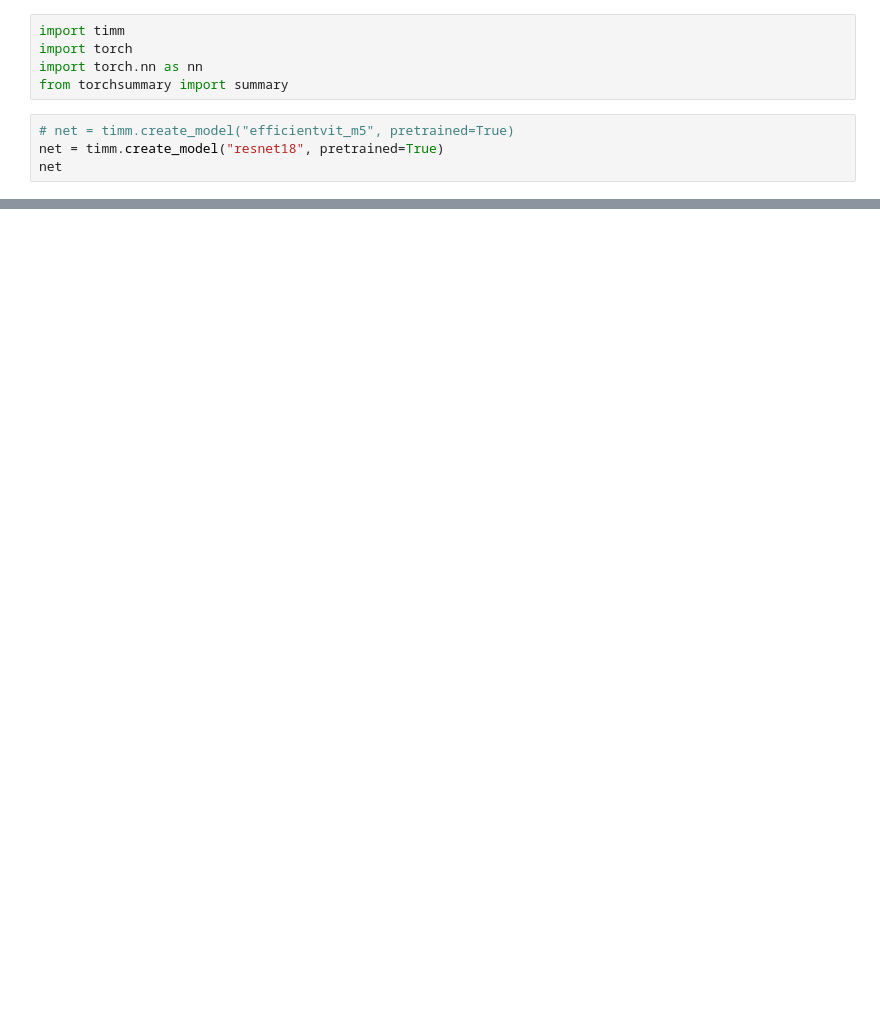
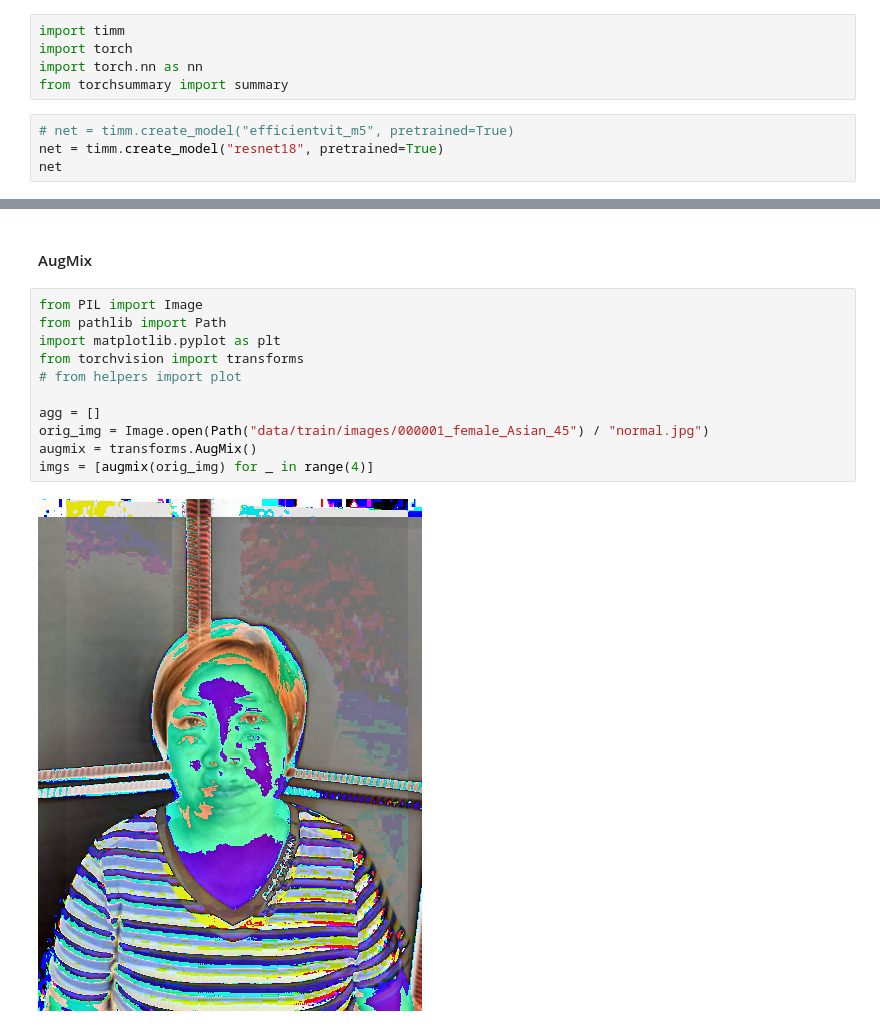
Before and after one commit to boostcampaitech6/level1-imageclassification-cv-04, a Jupyter notebook: timm_model_list.ipynb, the cells around one changed output, grey strips where cells are left out. Saved outputs shown, nothing was run; the diff lists cells and outputs as text; blank space fills up the shorter version.

```diff
--- a/timm_model_list.ipynb
+++ b/timm_model_list.ipynb
@@ -211,0 +144,15 @@ each_class_count, minimum / each_class_count
+# %% [markdown]
+#### AugMix
+# %%
+from PIL import Image
+from pathlib import Path
+import matplotlib.pyplot as plt
+from torchvision import transforms
+# from helpers import plot
+
+agg = []
+orig_img = Image.open(Path("data/train/images/000001_female_Asian_45") / "normal.jpg")
+augmix = transforms.AugMix()
+imgs = [augmix(orig_img) for _ in range(4)]
+# %% [output]
+[figure, added]
```
Also changed, not shown: parts of 10 cells of this notebook, 6 other files.
